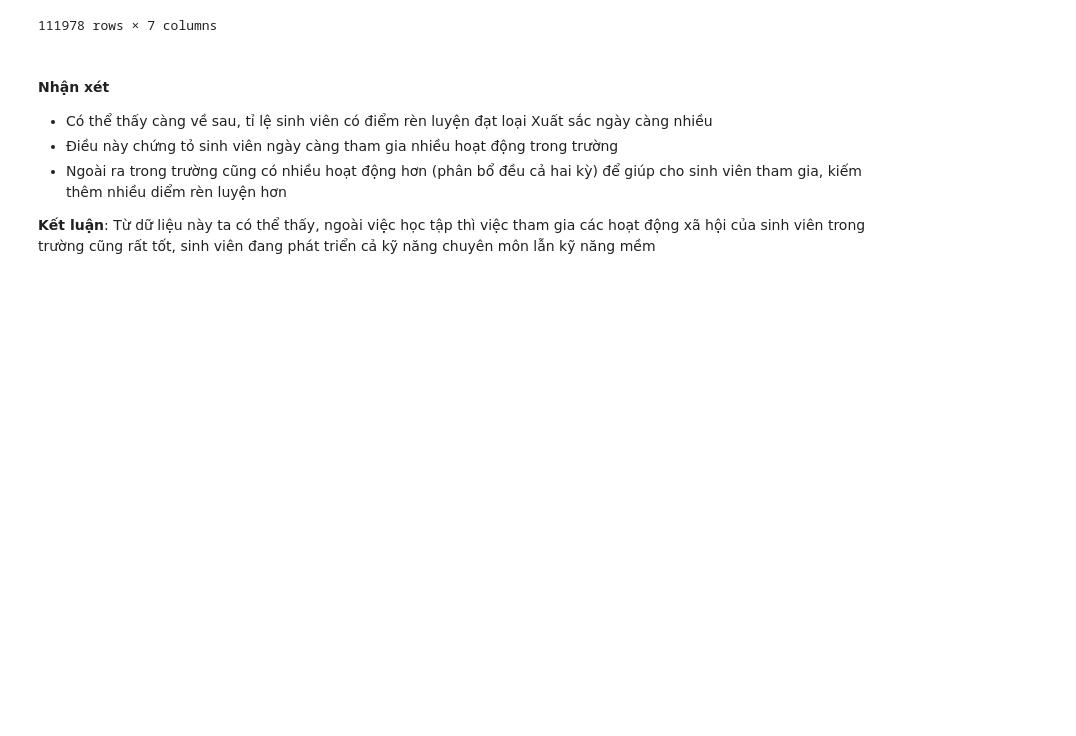
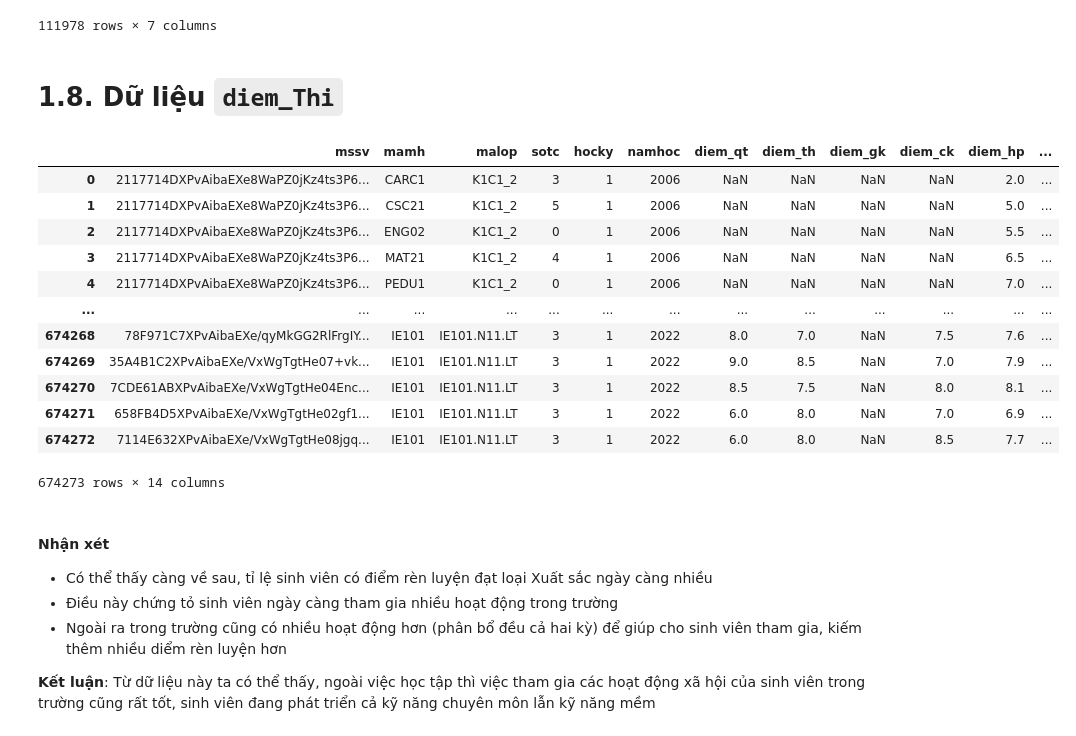
Before and after one commit to Long3309/Final-Project, a Jupyter notebook: BTTH1.ipynb, the cells around one changed output. Drawn from its saved outputs; the diff is of its cells as text; code cells hidden in the pictures; blank space fills up the shorter version.

```diff
--- a/BTTH1.ipynb
+++ b/BTTH1.ipynb
@@ -583,6 +581,25 @@ fig = px.histogram(diemrl.loc[diemrl["HocKy"] == 2], x = "NamHoc",
                    color="DanhGia",
                    title="Điểm rèn luyện học kỳ 2")
 fig
+# %% [markdown]
+# 1.8. Dữ liệu `diem_Thi`
+# %%
+diemthi = pd.read_excel("Education_dataset_V2/diem_Thi.xlsx")
+diemthi
+# %% [output]
+|  | mssv | mamh | malop | sotc | hocky | namhoc | diem_qt | diem_th | diem_gk | diem_ck | diem_hp | ... |
+| 0 | 2117714DXPvAibaEXe8WaPZ0jKz4ts3P6... | CARC1 | K1C1_2 | 3 | 1 | 2006 | NaN | NaN | NaN | NaN | 2.0 | ... |
+| 1 | 2117714DXPvAibaEXe8WaPZ0jKz4ts3P6... | CSC21 | K1C1_2 | 5 | 1 | 2006 | NaN | NaN | NaN | NaN | 5.0 | ... |
+| 2 | 2117714DXPvAibaEXe8WaPZ0jKz4ts3P6... | ENG02 | K1C1_2 | 0 | 1 | 2006 | NaN | NaN | NaN | NaN | 5.5 | ... |
+| 3 | 2117714DXPvAibaEXe8WaPZ0jKz4ts3P6... | MAT21 | K1C1_2 | 4 | 1 | 2006 | NaN | NaN | NaN | NaN | 6.5 | ... |
+| 4 | 2117714DXPvAibaEXe8WaPZ0jKz4ts3P6... | PEDU1 | K1C1_2 | 0 | 1 | 2006 | NaN | NaN | NaN | NaN | 7.0 | ... |
+| ... | ... | ... | ... | ... | ... | ... | ... | ... | ... | ... | ... | ... |
+| 674268 | 78F971C7XPvAibaEXe/qyMkGG2RlFrgIY... | IE101 | IE101.N11.LT | 3 | 1 | 2022 | 8.0 | 7.0 | NaN | 7.5 | 7.6 | ... |
+| 674269 | 35A4B1C2XPvAibaEXe/VxWgTgtHe07+vk... | IE101 | IE101.N11.LT | 3 | 1 | 2022 | 9.0 | 8.5 | NaN | 7.0 | 7.9 | ... |
+| 674270 | 7CDE61ABXPvAibaEXe/VxWgTgtHe04Enc... | IE101 | IE101.N11.LT | 3 | 1 | 2022 | 8.5 | 7.5 | NaN | 8.0 | 8.1 | ... |
+| 674271 | 658FB4D5XPvAibaEXe/VxWgTgtHe02gf1... | IE101 | IE101.N11.LT | 3 | 1 | 2022 | 6.0 | 8.0 | NaN | 7.0 | 6.9 | ... |
+| 674272 | 7114E632XPvAibaEXe/VxWgTgtHe08jgq... | IE101 | IE101.N11.LT | 3 | 1 | 2022 | 6.0 | 8.0 | NaN | 8.5 | 7.7 | ... |
+674273 rows × 14 columns
 # %% [markdown]
 #### **Nhận xét**
 * Có thể thấy càng về sau, tỉ lệ sinh viên có điểm rèn luyện đạt loại Xuất sắc ngày càng nhiều
```
Also changed, not shown: parts of 4 cells of this notebook, 4 other files.
